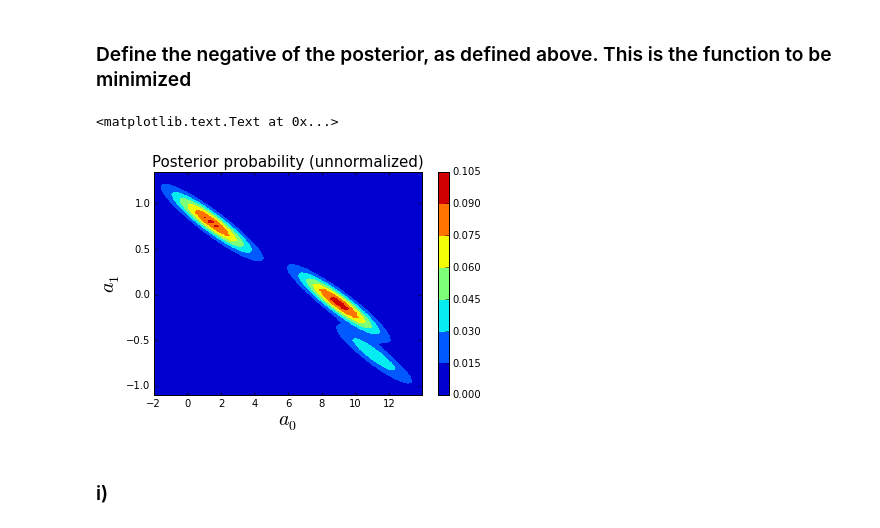
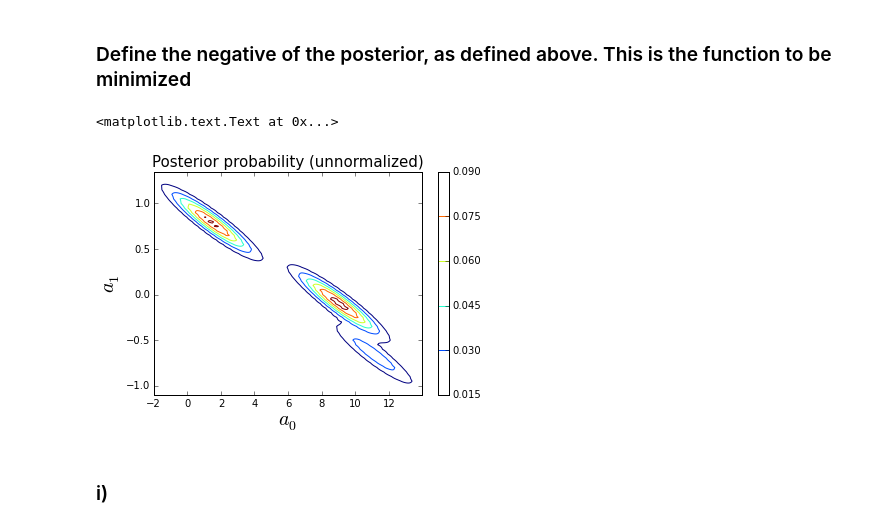
Before and after one commit to mbuchove/notebook-wurk-b, a Jupyter notebook: stats/astro283_hw2.ipynb, the cells around one changed output. Saved outputs shown, nothing was run; the diff lists cells and outputs as text; code cells hidden in the pictures.

```diff
--- a/stats/astro283_hw2.ipynb
+++ b/stats/astro283_hw2.ipynb
@@ -66,15 +66,15 @@ def negative_posterior(a, x, y, sigma, p):
 # %%
 a0 = numpy.arange(-2.0, 14.0, 0.05)
 a1 = numpy.arange(-1.1, 1.4, 0.05)
 z = numpy.array([[-negative_posterior([i,j], x_data, y_data, sigma_meas, p_err) for i in a0] for j in a1])
-contour_plot = pyplot.contourf(a0, a1, z)
+contour_plot = pyplot.contour(a0, a1, z)
 pyplot.colorbar()
 pyplot.xlabel('$a_0$', fontsize=20)
 pyplot.ylabel('$a_1$', fontsize=20)
 pyplot.title('Posterior probability (unnormalized)', fontsize=15)
 # %% [output]
 <matplotlib.text.Text at 0x...>
-[figure, old version]
+[figure, new version]
 # %% [markdown]
 <h3>i)</h3>
 # %%
```
